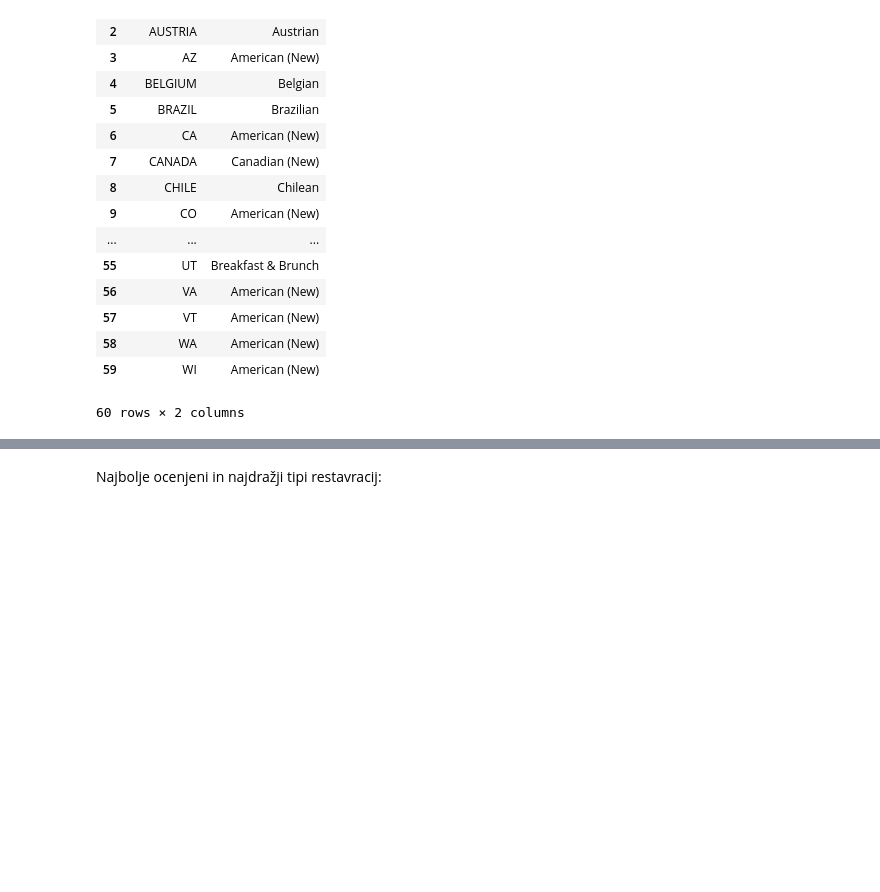
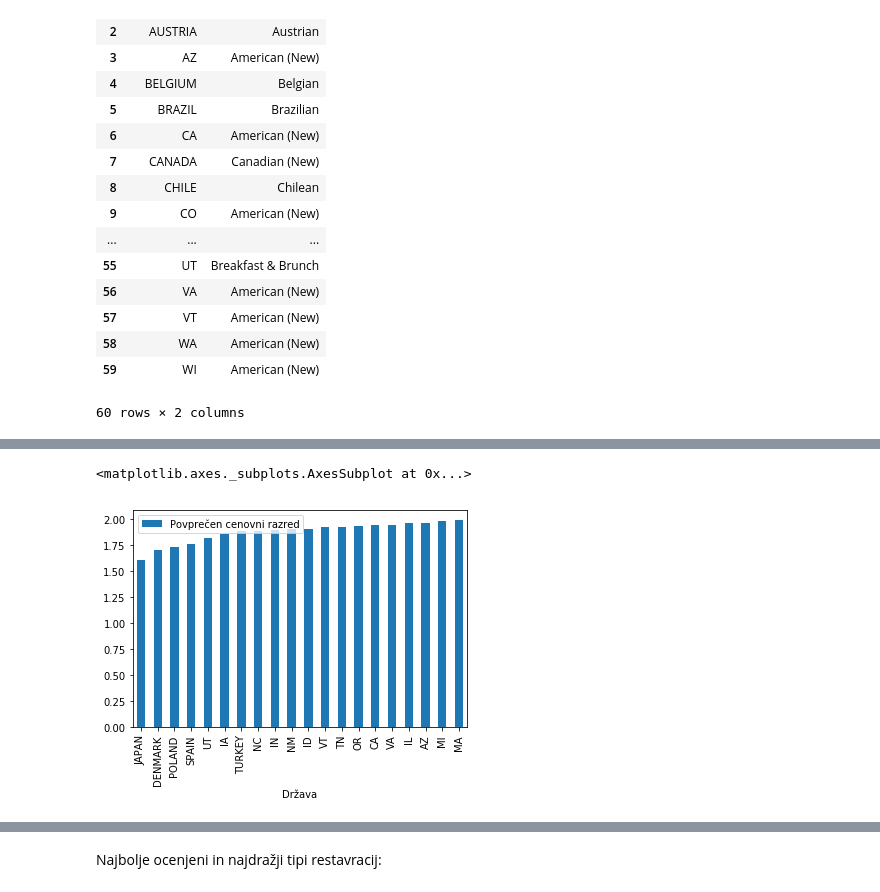
Before and after one commit to klemenkmecl/analiza, a Jupyter notebook: Restavracije.ipynb, the cells around one changed output, grey strips where cells are left out. Drawn from its saved outputs; the diff is of its cells as text; code cells hidden in the pictures; blank space fills up the shorter version.

```diff
--- a/Restavracije.ipynb
+++ b/Restavracije.ipynb
@@ -175,0 +128,7 @@ Name: Ocena, dtype: float64
+# %%
+po_drzavah2 = restavracije.groupby('Država').mean()['Cena'].sort_values(ascending=True)[:20]
+tabela_po_drzavah2 = pd.DataFrame({'Država':po_drzavah2.index, 'Povprečen cenovni razred':po_drzavah2.values})
+tabela_po_drzavah2.plot.bar(x='Država')
+# %% [output]
+<matplotlib.axes._subplots.AxesSubplot at 0x...>
+[figure, added]
```
Also changed, not shown: parts of 10 cells of this notebook.
